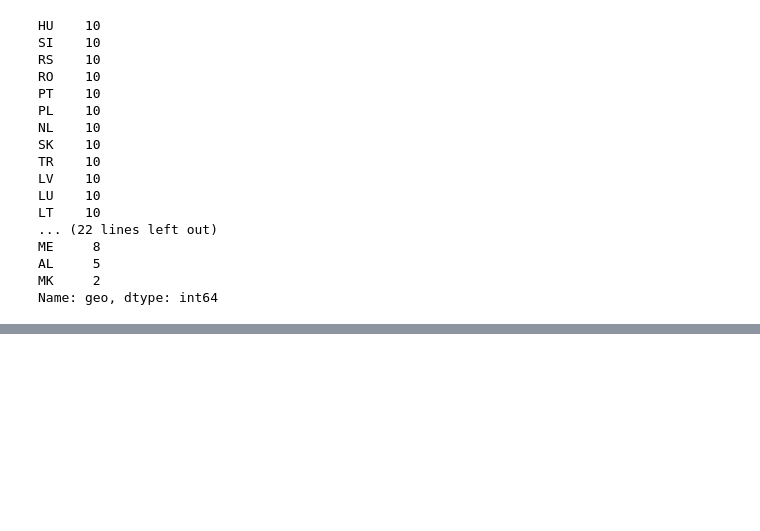
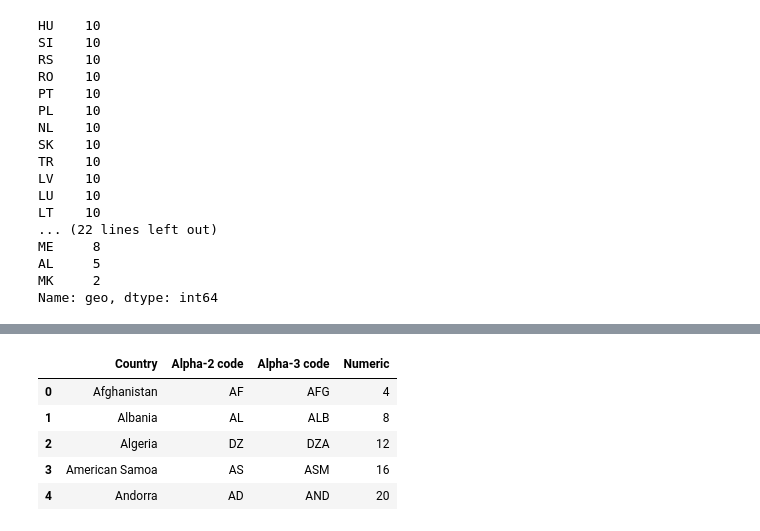
Before and after one commit to sba22169/MSC_DA_CA2, a Jupyter notebook: AD_MSC_CA2.ipynb, the cells around one changed output, grey strips where cells are left out. Drawn from its saved outputs; the diff is of its cells as text; code cells hidden in the pictures; blank space fills up the shorter version.

```diff
--- a/AD_MSC_CA2.ipynb
+++ b/AD_MSC_CA2.ipynb
@@ -323,0 +345,10 @@ eudf[eudf.isna().any(axis=1)]
+# %%
+cc = pd.read_csv('country_codes.tsv',sep='\t')
+cc.head()
+# %% [output]
+|  | Country | Alpha-2 code | Alpha-3 code | Numeric |
+| 0 | Afghanistan | AF | AFG | 4 |
+| 1 | Albania | AL | ALB | 8 |
+| 2 | Algeria | DZ | DZA | 12 |
+| 3 | American Samoa | AS | ASM | 16 |
+| 4 | Andorra | AD | AND | 20 |
```
Also changed, not shown: parts of 18 cells of this notebook, 1 other file.
